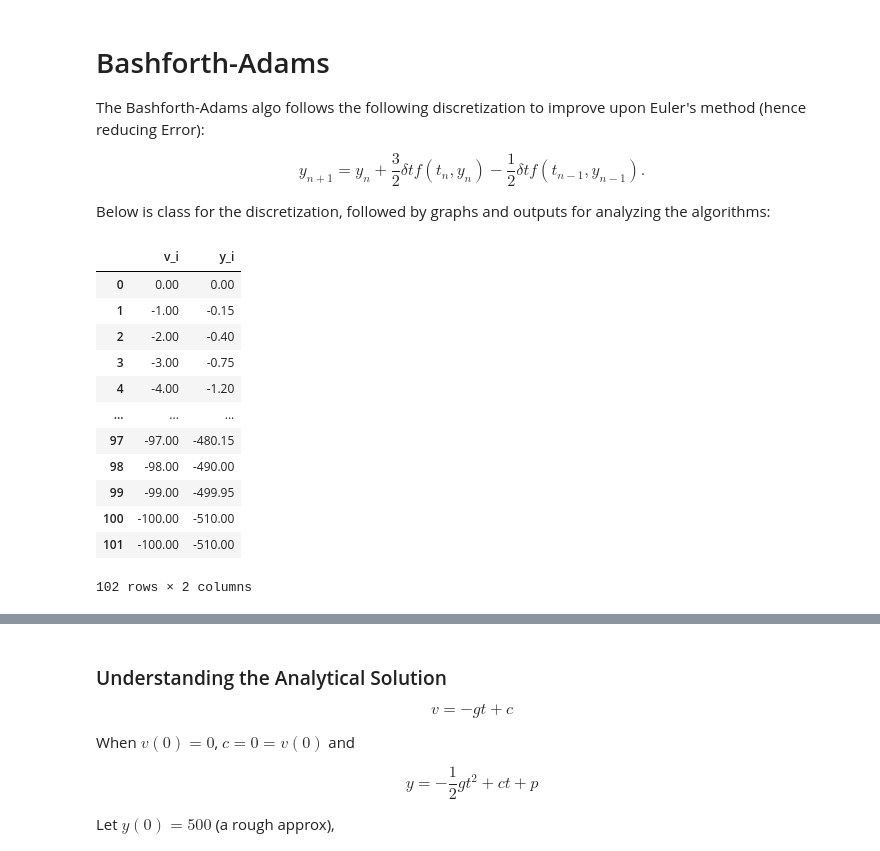
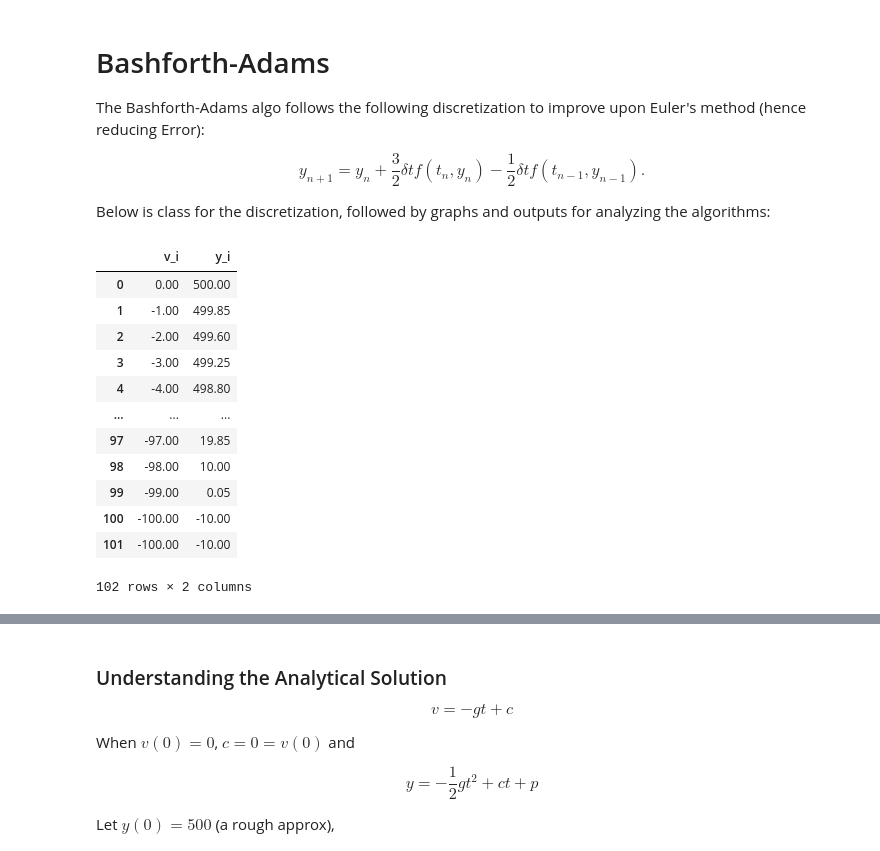
Before and after one commit to marcusprose/falling-objects, a Jupyter notebook: Falling_Objects.ipynb, the cells around one changed output, grey strips where cells are left out. Saved outputs shown, nothing was run; the diff lists cells and outputs as text; code cells hidden in the pictures.

```diff
--- a/Falling_Objects.ipynb
+++ b/Falling_Objects.ipynb
@@ -33,7 +33,7 @@ Below is class for the discretization, followed by graphs and outputs for analyz
 #    purpose:
 #
 #
-class Discretization:
+class Discretization ():
 
     #    constructor
     #    purpose: initialize any instance variables
@@ -58,8 +58,9 @@ class Discretization:
     #    paramters: self
     #    return: DataFrame
     #
-    def run_bashforth_adams(self):
+    def run_bashforth_adams(self, y_init):
         # fill the arrays: one to store velocity and the other for distance and establish size
+        self.y0 =y_init
         self.t=np.linspace(self.t0,self.tf,self.nsteps)
         self.v=np.zeros([self.nsteps])
         self.y=np.zeros([self.nsteps])
@@ -68,6 +69,8 @@ class Discretization:
         y_data=np.array([])
 
         # iterate and implement the algo
+        self.y[0] = self.y0
+        self.v[0] = self.v0
         for i in range(1, self.nsteps):
             self.v[i]=self.v[i-1] + 3/2 * (self.dt) * (-self.g) - 1/2 *(self.dt) * (-self.g) # first ODE
             v_data = np.append(self.v, self.v[i])
@@ -149,20 +152,20 @@ class Discretization:
 #         plt.show()
 # %%
 d = Discretization()
-d.run_bashforth_adams()
+d.run_bashforth_adams(500)
 # %% [output]
 |  | v_i | y_i |
-| 0 | 0.00 | 0.00 |
-| 1 | -1.00 | -0.15 |
-| 2 | -2.00 | -0.40 |
-| 3 | -3.00 | -0.75 |
-| 4 | -4.00 | -1.20 |
+| 0 | 0.00 | 500.00 |
+| 1 | -1.00 | 499.85 |
+| 2 | -2.00 | 499.60 |
+| 3 | -3.00 | 499.25 |
+| 4 | -4.00 | 498.80 |
 | ... | ... | ... |
-| 97 | -97.00 | -480.15 |
-| 98 | -98.00 | -490.00 |
-| 99 | -99.00 | -499.95 |
-| 100 | -100.00 | -510.00 |
-| 101 | -100.00 | -510.00 |
+| 97 | -97.00 | 19.85 |
+| 98 | -98.00 | 10.00 |
+| 99 | -99.00 | 0.05 |
+| 100 | -100.00 | -10.00 |
+| 101 | -100.00 | -10.00 |
 102 rows × 2 columns
 # %%
 # plotting the data
```
Also changed, not shown: parts of 8 cells of this notebook, 1 other file.
